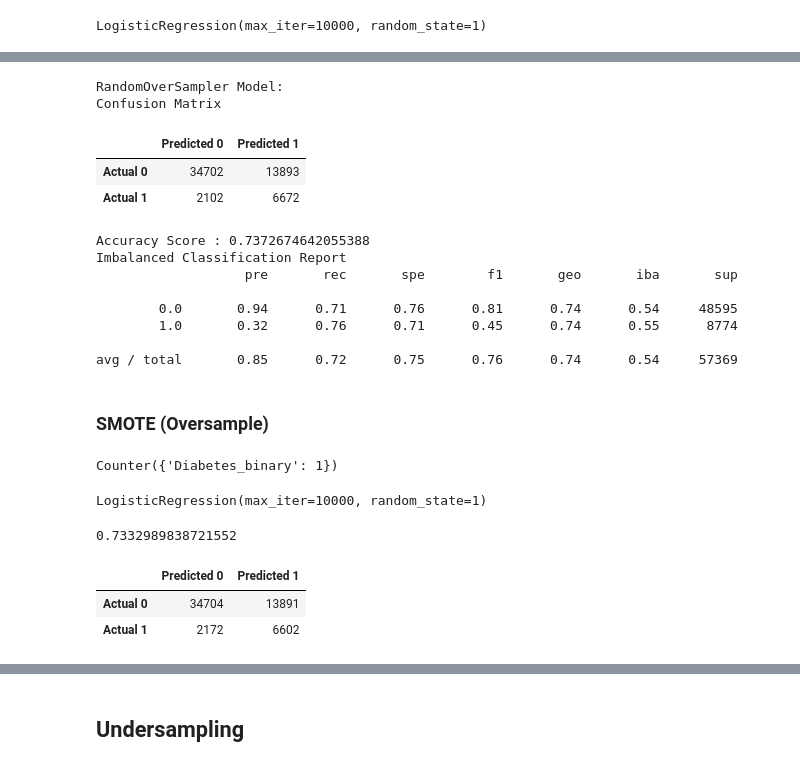
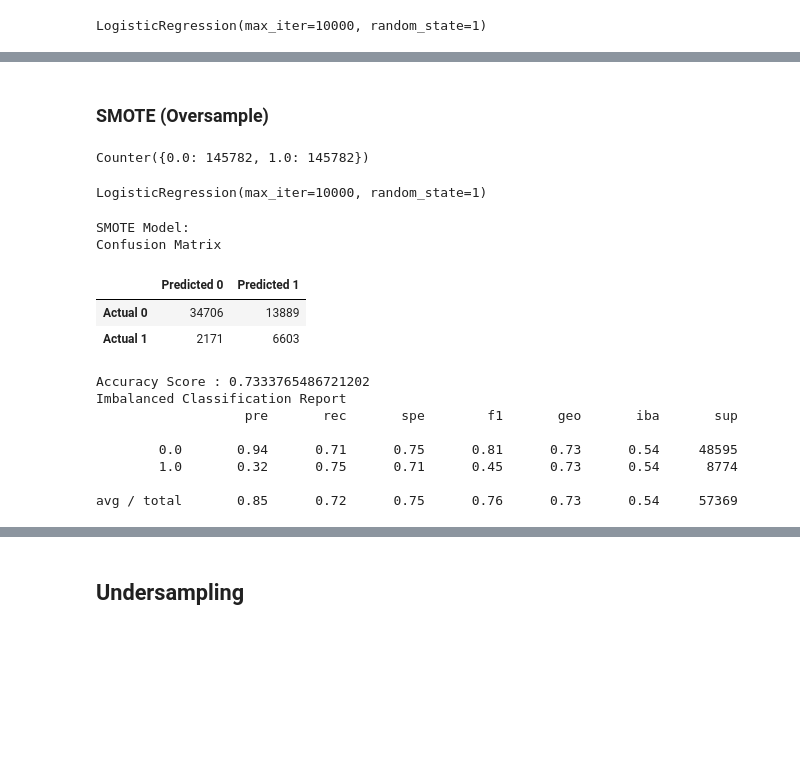
Before and after one commit to wsong1985/Diabetes_Analysis, a Jupyter notebook: Diabetes_Analysis.ipynb, the cells around one changed output, grey strips where cells are left out. Cells and saved outputs as stored; diff of their text form; code cells hidden in the pictures; blank space fills up the shorter version.

```diff
--- a/Diabetes_Analysis.ipynb
+++ b/Diabetes_Analysis.ipynb
@@ -357,58 +348,49 @@ avg / total       0.85      0.72      0.75      0.76      0.74      0.54     573
-# %%
-# Displaying results
-print("RandomOverSampler Model:")
-print("Confusion Matrix")
-display(cm_df)
-print(f"Accuracy Score : {acc_score}")
-print("Imbalanced Classification Report")
-print(classification_report_imbalanced(y_test, y_pred))
-# %% [output]
-RandomOverSampler Model:
-Confusion Matrix
-|  | Predicted 0 | Predicted 1 |
-| Actual 0 | 34702 | 13893 |
-| Actual 1 | 2102 | 6672 |
-Accuracy Score : 0.7372674642055388
-Imbalanced Classification Report
-                   pre       rec       spe        f1       geo       iba       sup
-
-        0.0       0.94      0.71      0.76      0.81      0.74      0.54     48595
-        1.0       0.32      0.76      0.71      0.45      0.74      0.55      8774
-
-avg / total       0.85      0.72      0.75      0.76      0.74      0.54     57369
 # %% [markdown]
 ### SMOTE (Oversample)
 # %%
 # Resample the training data with SMOTE
 from imblearn.over_sampling import SMOTE
 
-X_resampled, y_resampled = SMOTE(random_state = 1, sampling_strategy = 'auto').fit_resample(X_train, y_train)
+X_resampled, y_resampled = SMOTE(random_state = 1, sampling_strategy = 'auto').fit_resample(X_train, y_train.values.ravel())
 Counter(y_resampled)
 # %% [output]
-Counter({'Diabetes_binary': 1})
+Counter({0.0: 145782, 1.0: 145782})
 # %%
 # Train the Logistic Regression model using the resampled data
 smote_lr_model = LogisticRegression(solver = 'lbfgs', random_state = 1, max_iter = 10000)
-smote_lr_model.fit(X_resampled, y_resampled.values.ravel())
+smote_lr_model.fit(X_resampled, y_resampled)
 # %% [output]
 LogisticRegression(max_iter=10000, random_state=1)
 # %%
 # Calculated the balanced accuracy score
 y_pred = smote_lr_model.predict(X_test)
 acc_score = balanced_accuracy_score(y_test, y_pred)
-acc_score
+
+# Calculating the confusion matrix
+cm = confusion_matrix(y_test, y_pred)
+
+# Create a DataFrame from the confusion matrix.
+cm_df = pd.DataFrame(
+    cm, index=["Actual 0", "Actual 1"], columns=["Predicted 0", "Predicted 1"])
+
+# Displaying results
+print("SMOTE Model:")
+print("Confusion Matrix")
+display(cm_df)
+print(f"Accuracy Score : {acc_score}")
+print("Imbalanced Classification Report")
+print(classification_report_imbalanced(y_test, y_pred))
 # %% [output]
-0.7332989838721552
+SMOTE Model:
+Confusion Matrix
+|  | Predicted 0 | Predicted 1 |
+| Actual 0 | 34706 | 13889 |
+| Actual 1 | 2171 | 6603 |
+Accuracy Score : 0.7333765486721202
+Imbalanced Classification Report
+                   pre       rec       spe        f1       geo       iba       sup
+
+        0.0       0.94      0.71      0.75      0.81      0.73      0.54     48595
+        1.0       0.32      0.75      0.71      0.45      0.73      0.54      8774
+
+avg / total       0.85      0.72      0.75      0.76      0.73      0.54     57369
-# %%
-# Calculating the confusion matrix
-cm = confusion_matrix(y_test, y_pred)
-
-# Create a DataFrame from the confusion matrix.
-cm_df = pd.DataFrame(
-    cm, index=["Actual 0", "Actual 1"], columns=["Predicted 0", "Predicted 1"])
-
-cm_df
-# %% [output]
-|  | Predicted 0 | Predicted 1 |
-| Actual 0 | 34704 | 13891 |
-| Actual 1 | 2172 | 6602 |
```
Also changed, not shown: parts of 40 cells of this notebook.
